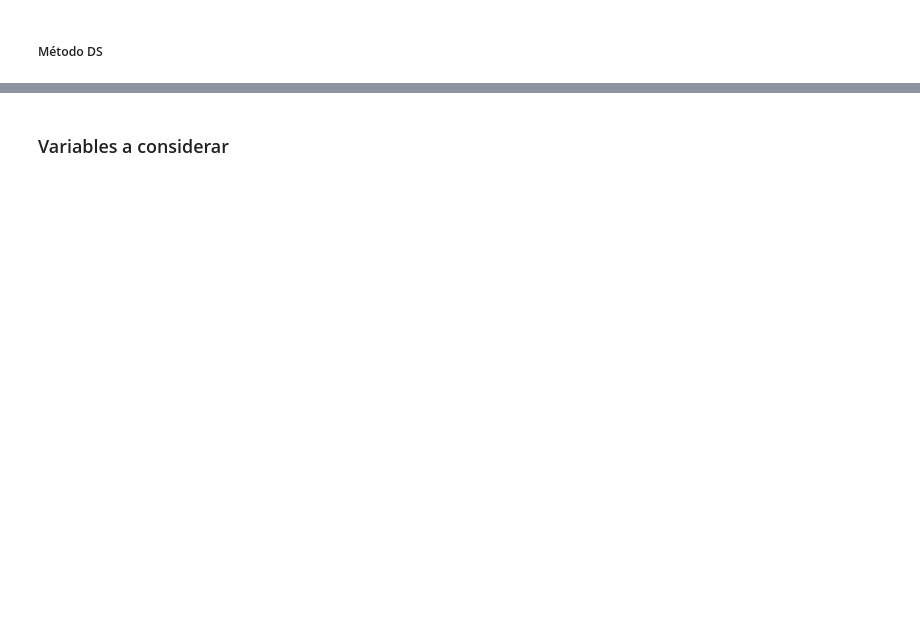
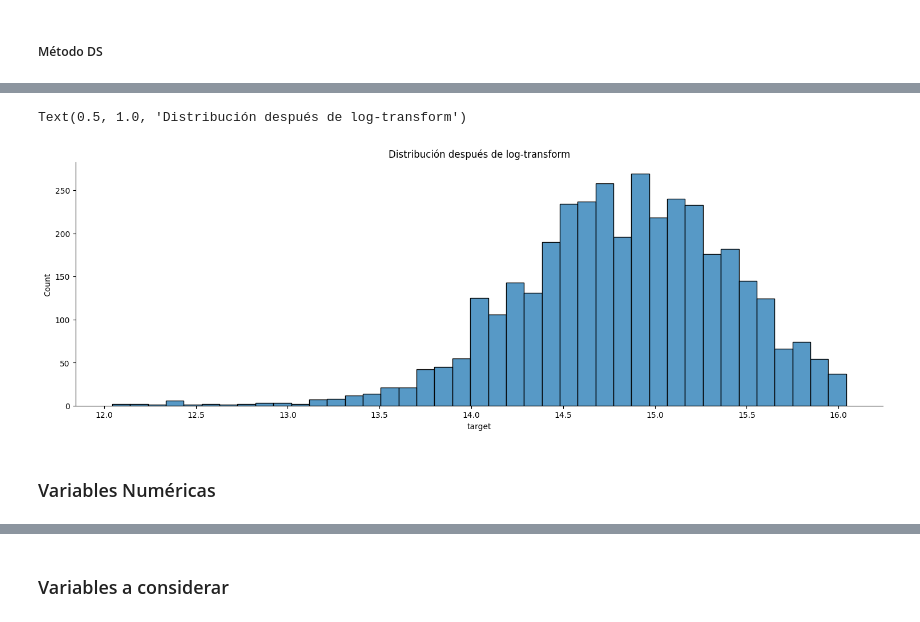
Before and after one commit to caro6852lq/MachineLearning_PredictSalary, a Jupyter notebook: Notebook/Notebook_MachineLearning_PredictSalary.ipynb, the cells around one changed output, grey strips where cells are left out. Cells and saved outputs as stored; diff of their text form; code cells hidden in the pictures; blank space fills up the shorter version.

```diff
--- a/Notebook/Notebook_MachineLearning_PredictSalary.ipynb
+++ b/Notebook/Notebook_MachineLearning_PredictSalary.ipynb
@@ -252,0 +169,11 @@ df.groupby(['barrio', 'comuna']).size().sort_index(level=['comuna', 'barrio'])
+# %%
+df['target'] = np.log1p(df['_sal'])
+# %%
+# Ver distribución transformada
+sns.displot(df['target'], aspect=3)
+plt.title('Distribución después de log-transform')
+# %% [output]
+Text(0.5, 1.0, 'Distribución después de log-transform')
+[figure, added]
+# %% [markdown]
+### Variables Numéricas
```
Also changed, not shown: parts of 146 cells of this notebook.
